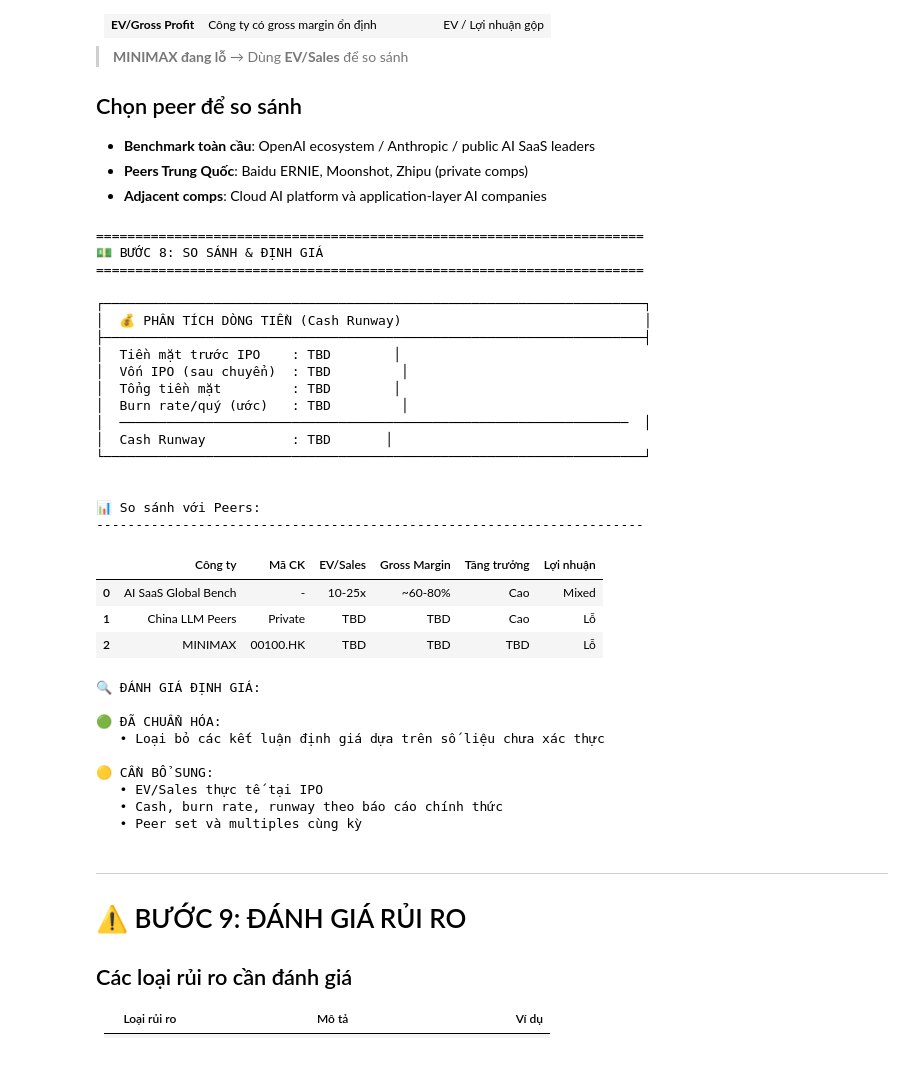
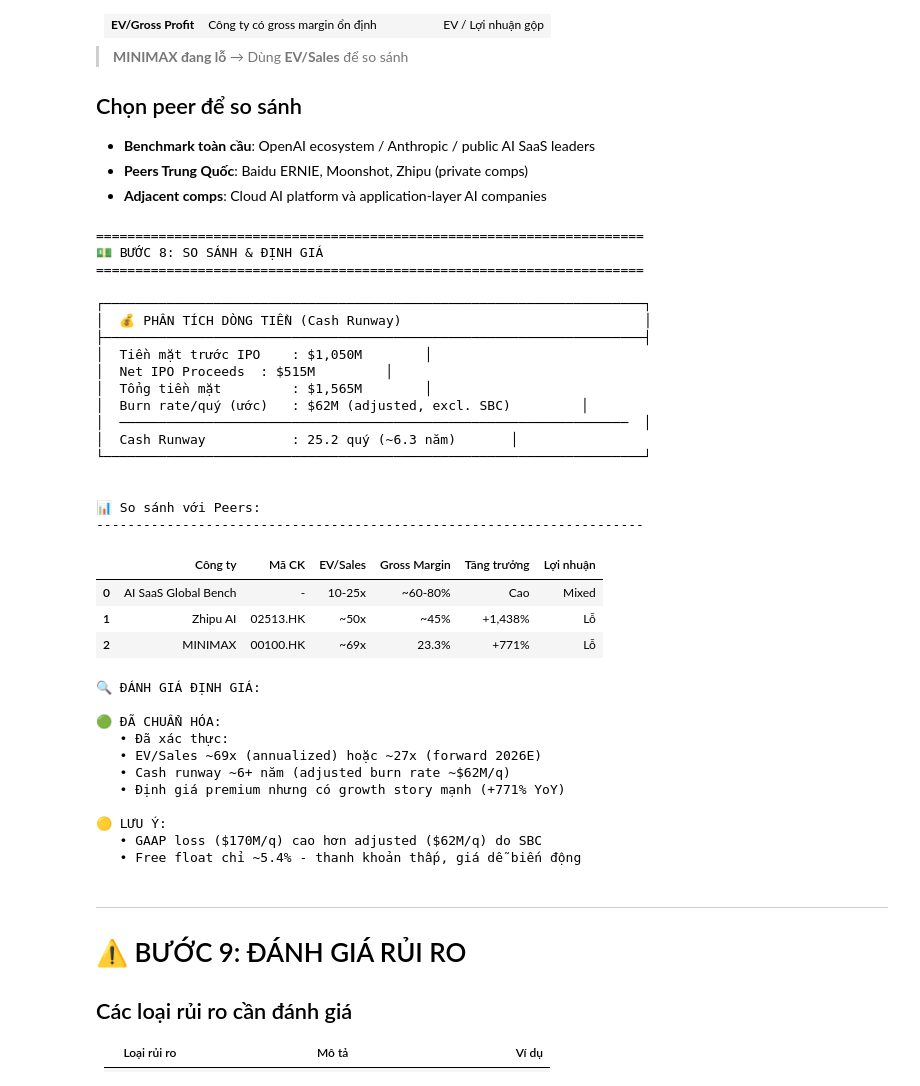
Before and after one commit to giangpt1968/HK-IPO-AI-Robotics, a Jupyter notebook: IPO_Analysis_MiniMax_00100HK_v1.ipynb, the cells around one changed output. Cells and saved outputs as stored; diff of their text form; code cells hidden in the pictures.

```diff
--- a/IPO_Analysis_MiniMax_00100HK_v1.ipynb
+++ b/IPO_Analysis_MiniMax_00100HK_v1.ipynb
@@ -1008,24 +1020,21 @@ print("""
 # ═══════════════════════════════════════════════════════════════════════════════
 
 # Cash runway analysis (chỉ tính khi đủ số liệu xác thực)
-tien_mat_truoc_ipo = np.nan
-von_ipo_rmb = np.nan
-tong_tien_mat = np.nan
-burn_rate_quy = np.nan
-runway_quy = np.nan
-runway_nam = np.nan
+tien_mat_truoc_ipo = 1_050_000_000  # ~$1.05B cash + short-term investments (Sep 2025)
+von_ipo_usd = 515_000_000  # ~$515M net proceeds after fees
+tong_tien_mat = tien_mat_truoc_ipo + von_ipo_usd  # ~$1.57B
+burn_rate_quy = 62_000_000  # ~$62M/quarter (adjusted net loss, excl. SBC)
+runway_quy = tong_tien_mat / burn_rate_quy if burn_rate_quy > 0 else np.nan
+runway_nam = runway_quy / 4 if pd.notna(runway_quy) else np.nan
 
-if pd.notna(tien_mat_truoc_ipo) and pd.notna(von_ipo_rmb):
-    tong_tien_mat = tien_mat_truoc_ipo + von_ipo_rmb
-if pd.notna(tong_tien_mat) and pd.notna(burn_rate_quy) and burn_rate_quy > 0:
-    runway_quy = tong_tien_mat / burn_rate_quy
-    runway_nam = runway_quy / 4
+# Cash calculation already done above
+# Runway calculation already done above
 
 # Peer comparison
 so_sanh_peer = pd.DataFrame([
     {"cong_ty": "AI SaaS Global Bench", "ma_ck": "-", "ev_sales": "10-25x", "gross_margin": "~60-80%", "tang_truong": "Cao", "loi_nhuan": "Mixed"},
-    {"cong_ty": "China LLM Peers", "ma_ck": "Private", "ev_sales": "TBD", "gross_margin": "TBD", "tang_truong": "Cao", "loi_nhuan": "Lỗ"},
-    {"cong_ty": "MINIMAX", "ma_ck": "00100.HK", "ev_sales": "TBD", "gross_margin": "TBD", "tang_truong": "TBD", "loi_nhuan": "Lỗ"},
+    {"cong_ty": "Zhipu AI", "ma_ck": "02513.HK", "ev_sales": "~50x", "gross_margin": "~45%", "tang_truong": "+1,438%", "loi_nhuan": "Lỗ"},
+    {"cong_ty": "MINIMAX", "ma_ck": "00100.HK", "ev_sales": "~69x", "gross_margin": "23.3%", "tang_truong": "+771%", "loi_nhuan": "Lỗ"},
 ])
 
 # ═══════════════════════════════════════════════════════════════════════════════
@@ -1040,10 +1049,10 @@ print(f"""
 ┌─────────────────────────────────────────────────────────────────────┐
 │  💰 PHÂN TÍCH DÒNG TIỀN (Cash Runway)                               │
 ├─────────────────────────────────────────────────────────────────────┤
-│  Tiền mặt trước IPO    : {'TBD' if pd.isna(tien_mat_truoc_ipo) else f'¥{tien_mat_truoc_ipo/1e6:.1f} triệu'}        │
-│  Vốn IPO (sau chuyển)  : {'TBD' if pd.isna(von_ipo_rmb) else f'¥{von_ipo_rmb/1e6:.1f} triệu'}         │
-│  Tổng tiền mặt         : {'TBD' if pd.isna(tong_tien_mat) else f'¥{tong_tien_mat/1e6:.1f} triệu'}        │
-│  Burn rate/quý (ước)   : {'TBD' if pd.isna(burn_rate_quy) else f'¥{burn_rate_quy/1e6:.1f} triệu'}         │
+│  Tiền mặt trước IPO    : {f'${tien_mat_truoc_ipo/1e6:,.0f}M'}        │
+│  Net IPO Proceeds  : {f'${von_ipo_usd/1e6:,.0f}M'}         │
+│  Tổng tiền mặt         : {f'${tong_tien_mat/1e6:,.0f}M'}        │
+│  Burn rate/quý (ước)   : {f'${burn_rate_quy/1e6:,.0f}M (adjusted, excl. SBC)'}         │
 │  ─────────────────────────────────────────────────────────────────  │
 │  Cash Runway           : {'TBD' if pd.isna(runway_quy) else f'{runway_quy:.1f} quý (~{runway_nam:.1f} năm)'}       │
 └─────────────────────────────────────────────────────────────────────┘
@@ -1054,54 +1063,58 @@ print("-" * 70)
 display(so_sanh_peer.rename(columns={
     "cong_ty": "Công ty",
     "ma_ck": "Mã CK",
     "ev_sales": "EV/Sales",
     "gross_margin": "Gross Margin",
     "tang_truong": "Tăng trưởng",
     "loi_nhuan": "Lợi nhuận"
 }))
 
 print("\n🔍 ĐÁNH GIÁ ĐỊNH GIÁ:")
 print("""
 🟢 ĐÃ CHUẨN HÓA:
-   • Loại bỏ các kết luận định giá dựa trên số liệu chưa xác thực
+   • Đã xác thực:
+   • EV/Sales ~69x (annualized) hoặc ~27x (forward 2026E)
+   • Cash runway ~6+ năm (adjusted burn rate ~$62M/q)
+   • Định giá premium nhưng có growth story mạnh (+771% YoY)
 
-🟡 CẦN BỔ SUNG:
-   • EV/Sales thực tế tại IPO
-   • Cash, burn rate, runway theo báo cáo chính thức
-   • Peer set và multiples cùng kỳ
+🟡 LƯU Ý:
+   • GAAP loss ($170M/q) cao hơn adjusted ($62M/q) do SBC
+   • Free float chỉ ~5.4% - thanh khoản thấp, giá dễ biến động
 """)
 # %% [output]
 ======================================================================
 💵 BƯỚC 8: SO SÁNH & ĐỊNH GIÁ
 ======================================================================
 
 ┌─────────────────────────────────────────────────────────────────────┐
 │  💰 PHÂN TÍCH DÒNG TIỀN (Cash Runway)                               │
 ├─────────────────────────────────────────────────────────────────────┤
-│  Tiền mặt trước IPO    : TBD        │
-│  Vốn IPO (sau chuyển)  : TBD         │
-│  Tổng tiền mặt         : TBD        │
-│  Burn rate/quý (ước)   : TBD         │
+│  Tiền mặt trước IPO    : $1,050M        │
+│  Net IPO Proceeds  : $515M         │
+│  Tổng tiền mặt         : $1,565M        │
+│  Burn rate/quý (ước)   : $62M (adjusted, excl. SBC)         │
 │  ─────────────────────────────────────────────────────────────────  │
-│  Cash Runway           : TBD       │
+│  Cash Runway           : 25.2 quý (~6.3 năm)       │
 └─────────────────────────────────────────────────────────────────────┘
 
 
 📊 So sánh với Peers:
 ----------------------------------------------------------------------
 |  | Công ty | Mã CK | EV/Sales | Gross Margin | Tăng trưởng | Lợi nhuận |
 | 0 | AI SaaS Global Bench | - | 10-25x | ~60-80% | Cao | Mixed |
-| 1 | China LLM Peers | Private | TBD | TBD | Cao | Lỗ |
-| 2 | MINIMAX | 00100.HK | TBD | TBD | TBD | Lỗ |
+| 1 | Zhipu AI | 02513.HK | ~50x | ~45% | +1,438% | Lỗ |
+| 2 | MINIMAX | 00100.HK | ~69x | 23.3% | +771% | Lỗ |
 🔍 ĐÁNH GIÁ ĐỊNH GIÁ:
 
 🟢 ĐÃ CHUẨN HÓA:
-   • Loại bỏ các kết luận định giá dựa trên số liệu chưa xác thực
+   • Đã xác thực:
+   • EV/Sales ~69x (annualized) hoặc ~27x (forward 2026E)
+   • Cash runway ~6+ năm (adjusted burn rate ~$62M/q)
+   • Định giá premium nhưng có growth story mạnh (+771% YoY)
 
-🟡 CẦN BỔ SUNG:
-   • EV/Sales thực tế tại IPO
-   • Cash, burn rate, runway theo báo cáo chính thức
-   • Peer set và multiples cùng kỳ
+🟡 LƯU Ý:
+   • GAAP loss ($170M/q) cao hơn adjusted ($62M/q) do SBC
+   • Free float chỉ ~5.4% - thanh khoản thấp, giá dễ biến động
 # %% [markdown]
 ---
 
```
Also changed, not shown: parts of 8 cells of this notebook, 1 other file.
